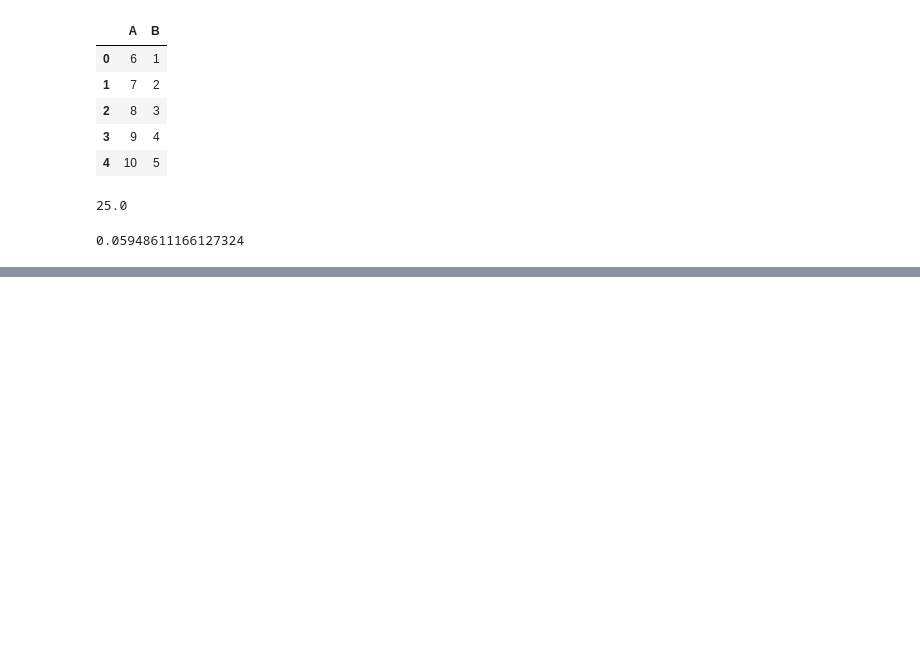
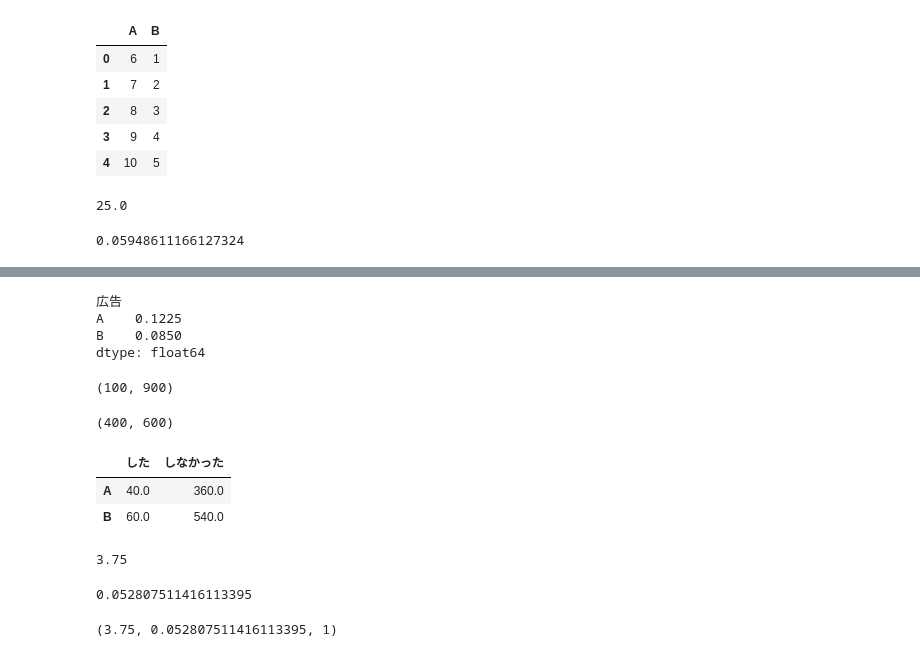
Before and after one commit to yuyahy/Statistical-Analysis-with-Python, a Jupyter notebook: Chap11_Statistical_Hypothesis_Testing.ipynb, the cells around one changed output, grey strips where cells are left out. Saved outputs shown, nothing was run; the diff lists cells and outputs as text; code cells hidden in the pictures; blank space fills up the shorter version.

```diff
--- a/Chap11_Statistical_Hypothesis_Testing.ipynb
+++ b/Chap11_Statistical_Hypothesis_Testing.ipynb
@@ -491,0 +520,59 @@ p
+# %%
+# クロス集計表をもとに広告A、Bのそれぞれで商品を購入した割合が
+# どうなっているか調べる
+ad_cross['した'] / (ad_cross['した'] + ad_cross['しなかった'])
+# %% [output]
+広告
+A    0.1225
+B    0.0850
+dtype: float64
+# %%
+# 購入した人の合計、購入しなかった人の合計を求める
+n_yes, n_not = ad_cross.sum()
+n_yes, n_not
+# %% [output]
+(100, 900)
+# %%
+# 広告A、Bを見た人の合計を求める
+n_adA, n_adB = ad_cross.sum(axis=1)
+n_adA, n_adB
+# %% [output]
+(400, 600)
+# %%
+# ・期待度数→広告と購入が独立な変数のときに期待される度数
+# ・観測度数→実際に観測されたデータ
+
+# 期待度数の計算を行う
+ad_ef = pd.DataFrame({'した': [n_adA * n_yes / n,
+                                                      n_adB * n_yes / n],
+                                         'しなかった': [n_adA * n_not / n,
+                                                               n_adB * n_not / n]},
+                                         index = ['A', 'B'])
+ad_ef
+# %% [output]
+|  | した | しなかった |
+| A | 40.0 | 360.0 |
+| B | 60.0 | 540.0 |
+# %%
+y = ((ad_cross - ad_ef) ** 2 / ad_ef).sum().sum()
+y
+# %% [output]
+3.75
+# %%
+# カイ二乗検定では、期待度数と観測度数の乖離を測る事で検定を行う
+#
+# Yは自由度が1のカイ二乗分布に近似的に従う事が知られている
+# これを利用して　p値を求める
+rv = stats.chi2(1)
+1 - rv.cdf(y)
+
+# 帰無仮説が採択され、広告A、Bに有意な差は認められない
+# %% [output]
+0.052807511416113395
+# %%
+# scipyの関数を用いて、カイ二乗検定を計算する
+chi2, p, dof, ef = stats.chi2_contingency(ad_cross,
+                                                                         correction=False)
+chi2, p, dof
+# %% [output]
+(3.75, 0.052807511416113395, 1)
```
Also changed, not shown: parts of 2 cells of this notebook.
